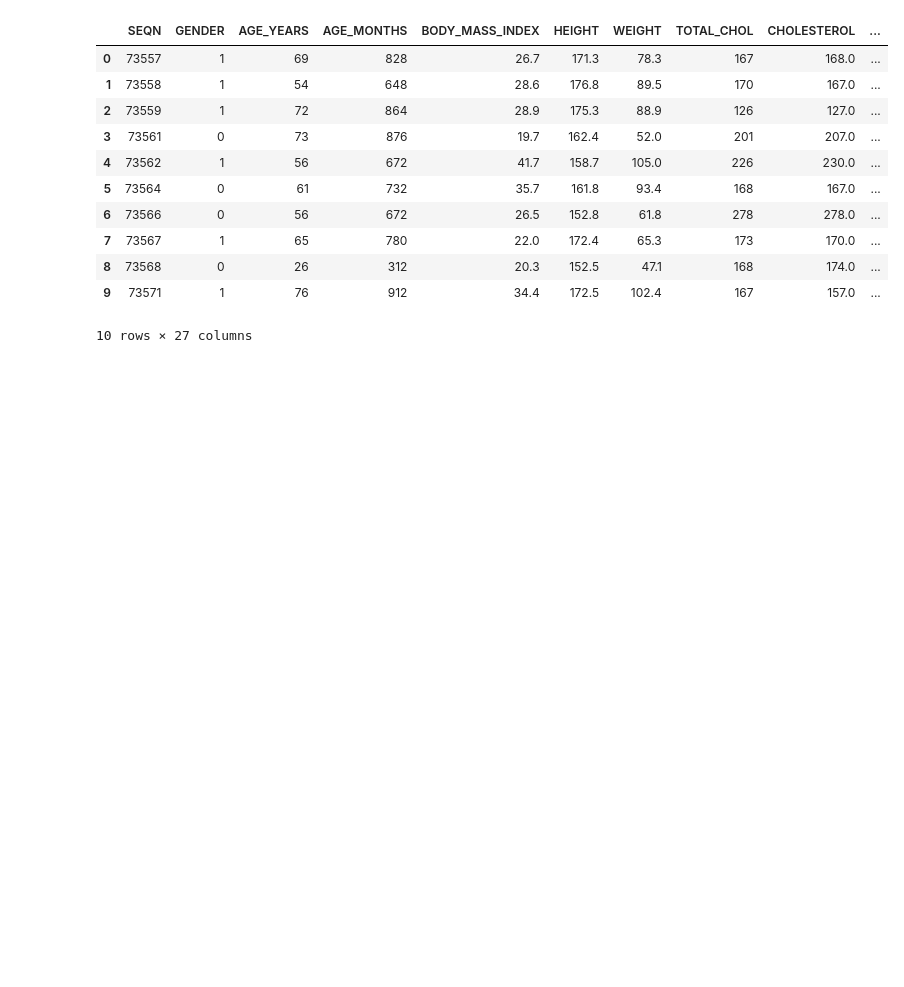
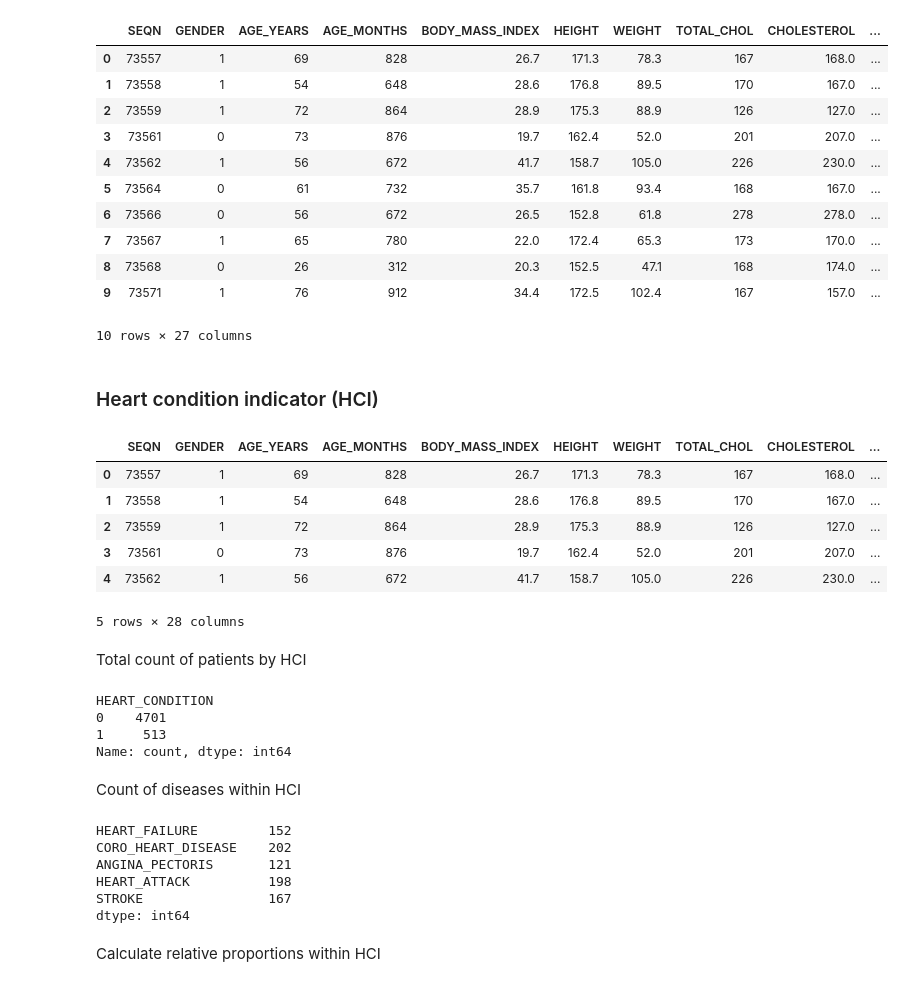
Before and after one commit to FrancoPalavicinoG/cellia, a Jupyter notebook: notebooks/03_preprocessing.ipynb, the cells around one changed output. Drawn from its saved outputs; the diff is of its cells as text; code cells hidden in the pictures; blank space fills up the shorter version.

Commit message:
Heart condition indicator (HCI)

```diff
--- a/notebooks/03_preprocessing.ipynb
+++ b/notebooks/03_preprocessing.ipynb
@@ -43,3 +43,49 @@ display(df.head(10))
 | 8 | 73568 | 0 | 26 | 312 | 20.3 | 152.5 | 47.1 | 168 | 174.0 | ... |
 | 9 | 73571 | 1 | 76 | 912 | 34.4 | 172.5 | 102.4 | 167 | 157.0 | ... |
 10 rows × 27 columns
+# %% [markdown]
+### Heart condition indicator (HCI)
+# %%
+heart_condition_cols = [
+    'HEART_FAILURE',
+    'CORO_HEART_DISEASE',
+    'ANGINA_PECTORIS',
+    'HEART_ATTACK',
+    'STROKE'
+]
+# %%
+df['HEART_CONDITION'] = (df[heart_condition_cols].sum(axis=1) > 0).astype(int)
+# %%
+display(df.head(5))
+# %% [output]
+|  | SEQN | GENDER | AGE_YEARS | AGE_MONTHS | BODY_MASS_INDEX | HEIGHT | WEIGHT | TOTAL_CHOL | CHOLESTEROL | ... |
+| 0 | 73557 | 1 | 69 | 828 | 26.7 | 171.3 | 78.3 | 167 | 168.0 | ... |
+| 1 | 73558 | 1 | 54 | 648 | 28.6 | 176.8 | 89.5 | 170 | 167.0 | ... |
+| 2 | 73559 | 1 | 72 | 864 | 28.9 | 175.3 | 88.9 | 126 | 127.0 | ... |
+| 3 | 73561 | 0 | 73 | 876 | 19.7 | 162.4 | 52.0 | 201 | 207.0 | ... |
+| 4 | 73562 | 1 | 56 | 672 | 41.7 | 158.7 | 105.0 | 226 | 230.0 | ... |
+5 rows × 28 columns
+# %% [markdown]
+Total count of patients by HCI
+# %%
+hci_counts = df['HEART_CONDITION'].value_counts()
+print(hci_counts)
+# %% [output]
+HEART_CONDITION
+0    4701
+1     513
+Name: count, dtype: int64
+# %% [markdown]
+Count of diseases within HCI
+# %%
+heart_counts = df.loc[df['HEART_CONDITION'] == 1, heart_condition_cols].sum()
+print(heart_counts)
+# %% [output]
+HEART_FAILURE         152
+CORO_HEART_DISEASE    202
+ANGINA_PECTORIS       121
+HEART_ATTACK          198
+STROKE                167
+dtype: int64
+# %% [markdown]
+Calculate relative proportions within HCI
```
Also changed, not shown: parts of 12 cells of this notebook.
